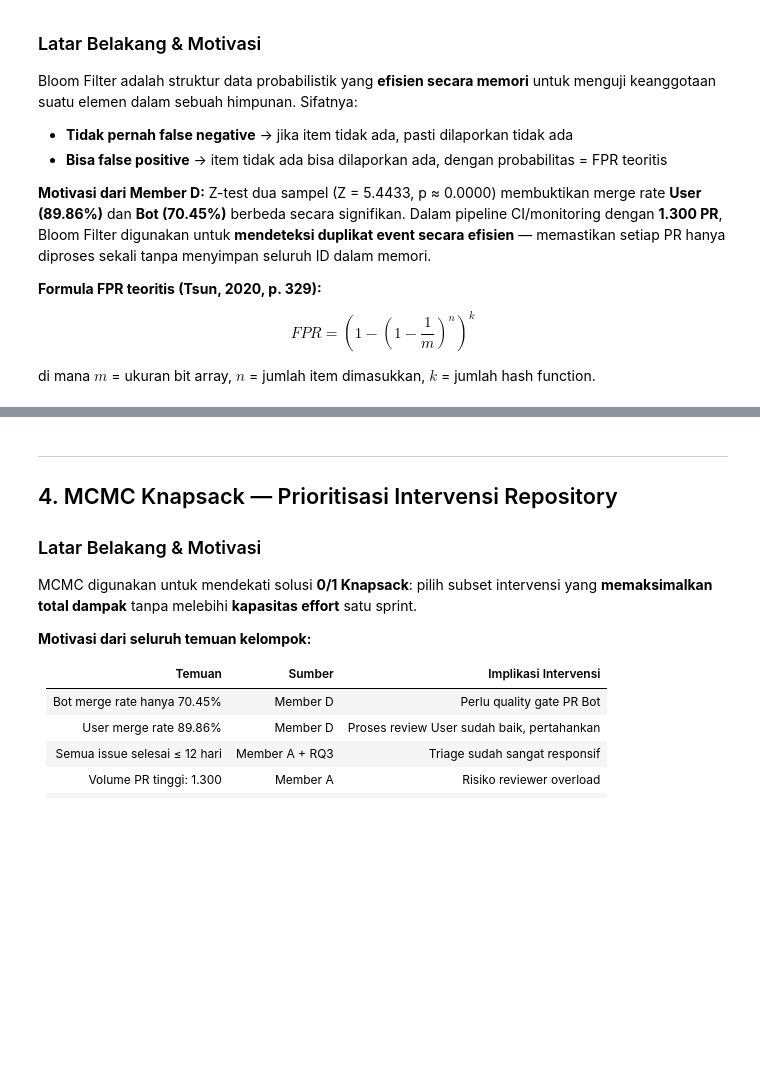
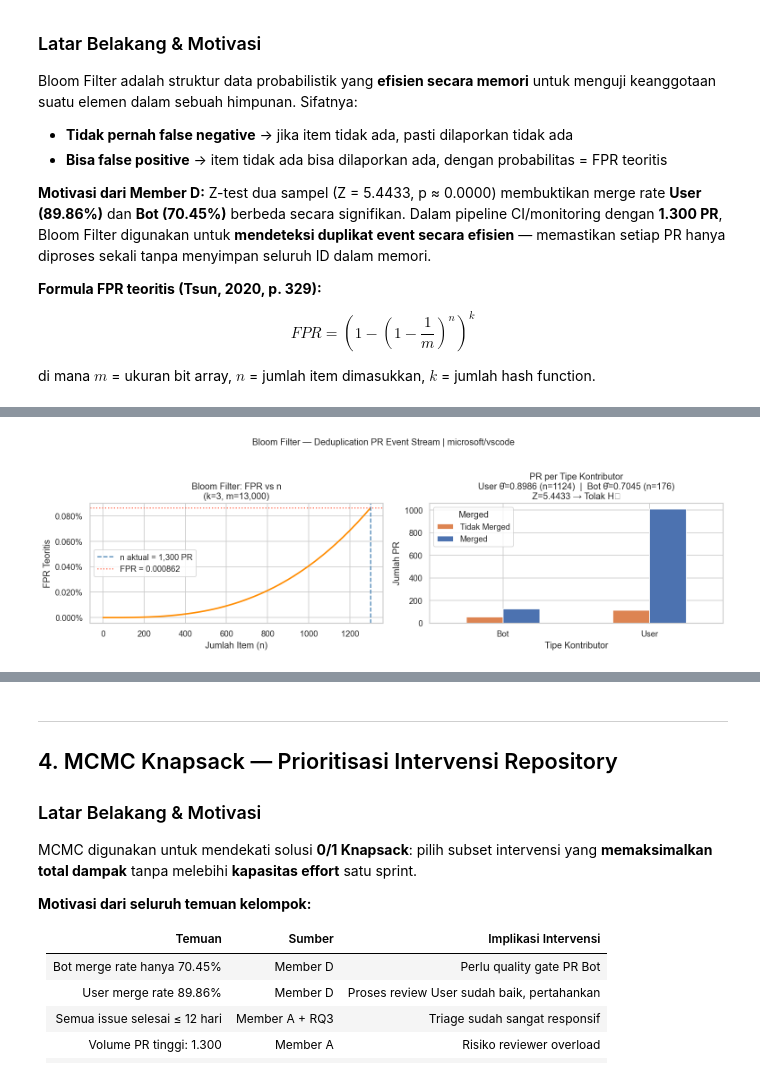
Before and after one commit to Mulngealntur/stat-audit-Kelompok_3-sti-2026, a Jupyter notebook: notebooks/05_simulation.ipynb, the cells around one changed output, grey strips where cells are left out. Saved outputs shown, nothing was run; the diff lists cells and outputs as text; code cells hidden in the pictures; blank space fills up the shorter version.

```diff
--- a/notebooks/05_simulation.ipynb
+++ b/notebooks/05_simulation.ipynb
@@ -298,43 +388,60 @@ print(f'FPR teoritis keseluruhan (n=1.300)  : {fpr_aktual:.6f}')
 # %%
 # ── Visualisasi ──────────────────────────────────────────────────────────
-n_vals   = np.arange(1, N_ITEMS + 1, max(1, N_ITEMS // 200))
+n_vals = np.arange(1, N_ITEMS + 1, max(1, N_ITEMS // 200))
 fpr_vals = [bf.theoretical_fpr(n) for n in n_vals]
 
 fig, axes = plt.subplots(1, 2, figsize=(13, 4))
 
 # Kiri — FPR teoritis vs n
 axes[0].plot(n_vals, fpr_vals, color='darkorange', linewidth=2)
-axes[0].axvline(N_ITEMS, color='steelblue', linestyle='--',
-                label=f'n aktual = {N_ITEMS:,} PR')
-axes[0].axhline(fpr_aktual, color='tomato', linestyle=':',
-                label=f'FPR = {fpr_aktual:.6f}')
+axes[0].axvline(
+    N_ITEMS,
+    color='steelblue',
+    linestyle='--',
+    label=f'n aktual = {N_ITEMS:,} PR'
+)
+axes[0].axhline(
+    fpr_aktual,
+    color='tomato',
+    linestyle=':',
+    label=f'FPR = {fpr_aktual:.6f}'
+)
 axes[0].set_xlabel('Jumlah Item (n)')
 axes[0].set_ylabel('FPR Teoritis')
 axes[0].set_title(f'Bloom Filter: FPR vs n\n(k={K_HASH}, m={M_BITS:,})')
 axes[0].legend()
-axes[0].yaxis.set_major_formatter(mticker.PercentFormatter(xmax=1, decimals=3))
+axes[0].yaxis.set_major_formatter(
+    mticker.PercentFormatter(xmax=1, decimals=3)
+)
 
 # Kanan — PR per author_type (motivasi deduplication)
 ct = df_pulls.groupby('author_type')['is_merged'].value_counts().unstack(fill_value=0)
-ct.plot(kind='bar', ax=axes[1], color=['#DD8452', '#4C72B0'],
-        edgecolor='white')
+ct.plot(
+    kind='bar',
+    ax=axes[1],
+    color=['#DD8452', '#4C72B0'],
+    edgecolor='white'
+)
 axes[1].set_xlabel('Tipe Kontributor')
 axes[1].set_ylabel('Jumlah PR')
 axes[1].set_title(
     f'PR per Tipe Kontributor\n'
     f'User θ̂={THETA_USER} (n=1124)  |  Bot θ̂={THETA_BOT} (n=176)\n'
     f'Z={Z_STAT} → Tolak H₀'
 )
 axes[1].legend(title='Merged', labels=['Tidak Merged', 'Merged'])
 axes[1].tick_params(axis='x', rotation=0)
 
-plt.suptitle('Bloom Filter — Deduplication PR Event Stream | microsoft/vscode',
-             fontsize=12, y=1.03)
+plt.suptitle(
+    'Bloom Filter — Deduplication PR Event Stream | microsoft/vscode',
+    fontsize=12,
+    y=1.03
+)
+
 plt.tight_layout()
-plt.savefig(os.path.join(ROOT, 'report', 'fig_bloom_fpr.png'),
-            dpi=150, bbox_inches='tight')
 plt.show()
-print('Plot disimpan → report/fig_bloom_fpr.png')
+# %% [output]
+[figure, added]
 # %% [markdown]
 ### Interpretasi — Bloom Filter
 
```
Also changed, not shown: parts of 13 cells of this notebook.
